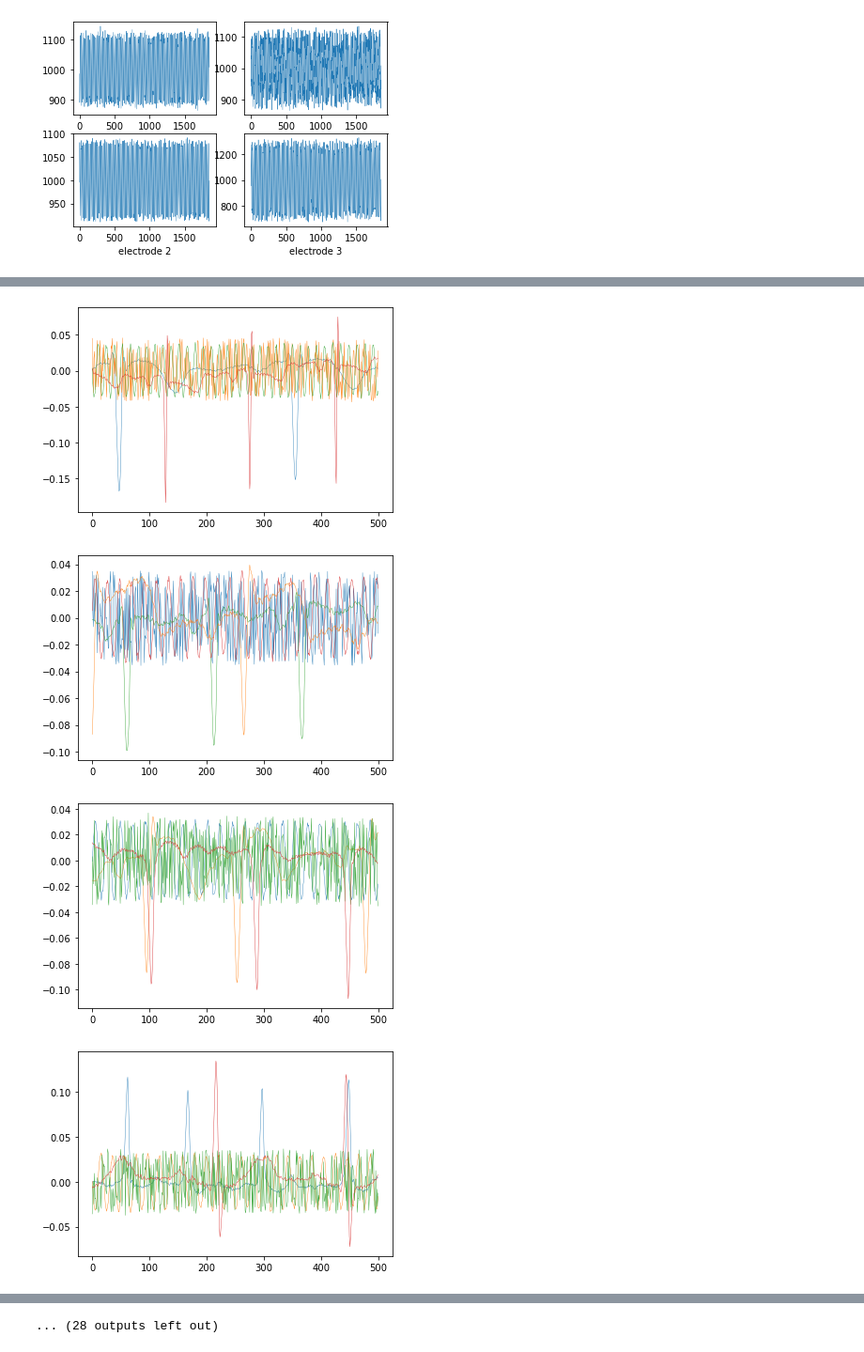
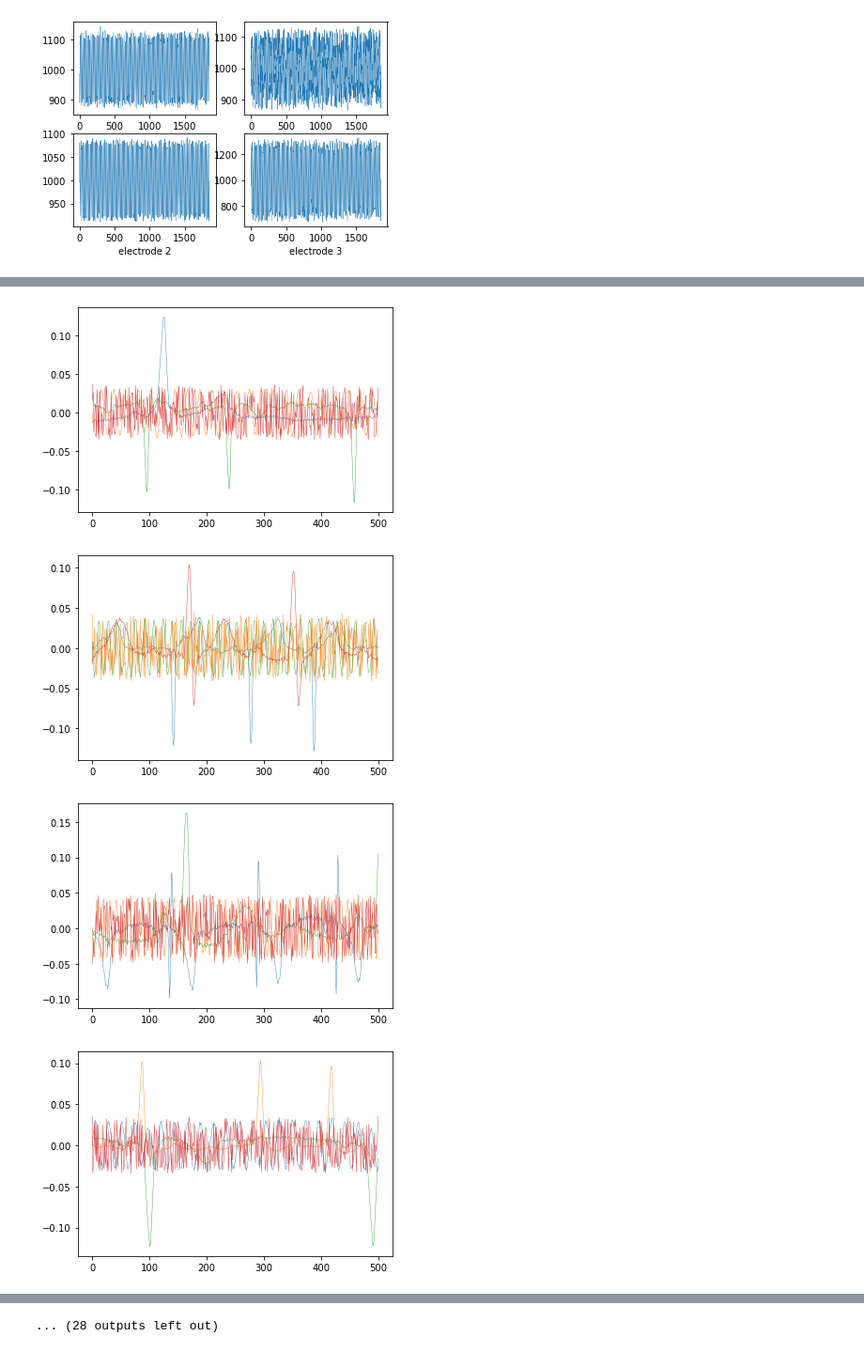
Before and after one commit to pbouttes/ML_Project2, a Jupyter notebook: pablo.ipynb, the cells around one changed output, grey strips where cells are left out. Shown at 94% size. Saved outputs shown, nothing was run; the diff lists cells and outputs as text; code cells hidden in the pictures.

```diff
--- a/pablo.ipynb
+++ b/pablo.ipynb
@@ -7,7 +7,7 @@ import scipy.io
 import matplotlib.pyplot as plt
 import numpy as np
 
-mat = scipy.io.loadmat('data/005.mat')
+mat = scipy.io.loadmat('heartbeat_data/005.mat')
 
 y=mat['val'][0]
 electrode0=y[0]
@@ -50,9 +50,13 @@ print(y_transformed)
 # %%
-# fig,ax = plt.subplots(20)
-for fileNum in range(10,50):
+import os
+directory = 'heartbeat_data'
 
+stop=40  #set the number of files you want to go through
+count=0
 
-  mat = scipy.io.loadmat('data/0'+str(fileNum)+'.mat')
+for filename in os.listdir(directory):
+  count+=1
+  mat = scipy.io.loadmat('heartbeat_data/'+filename)
 
   y=mat['val'][0]
   transformer = FastICA()
@@ -72,4 +76,6 @@ for fileNum in range(10,50):
   plt.plot(x2,signal3,linewidth=.4)
   plt.plot(x2,signal4,linewidth=.4)
   plt.show()
+  if count==stop:
+    break
 # %% [output]
@@ -77,4 +83,4 @@ for fileNum in range(10,50):
-[figure, old version]
+[figure, new version]
-[figure, old version]
+[figure, new version]
-[figure, old version]
+[figure, new version]
-[figure, old version]
+[figure, new version]
```
Also changed, not shown: parts of 3 cells of this notebook.
